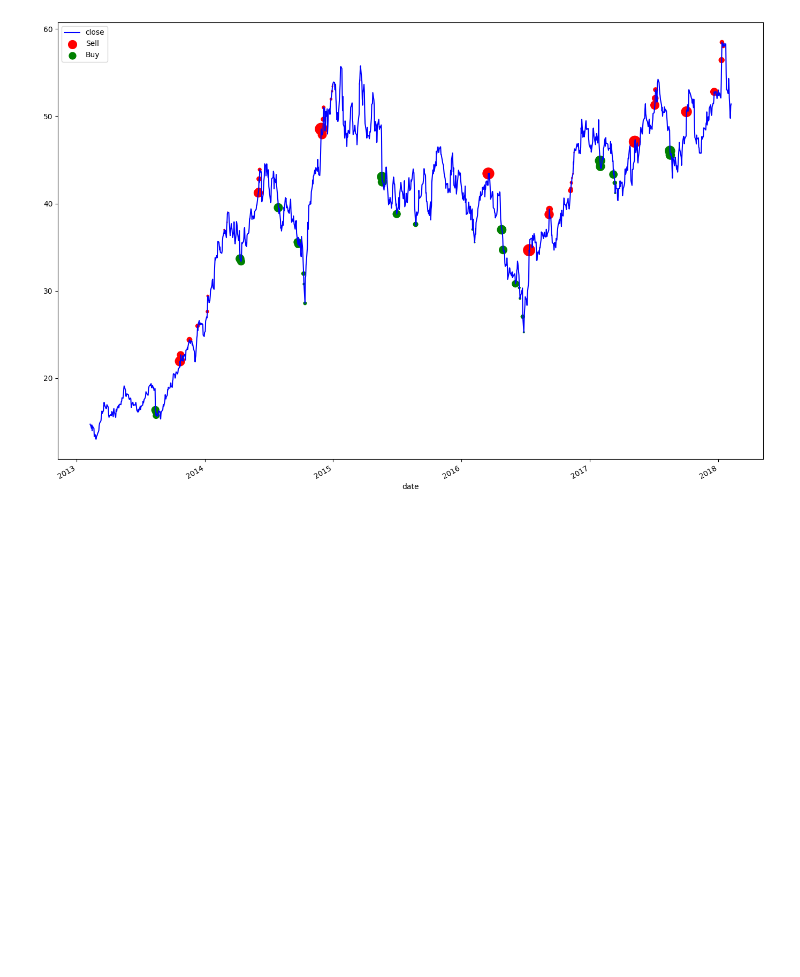
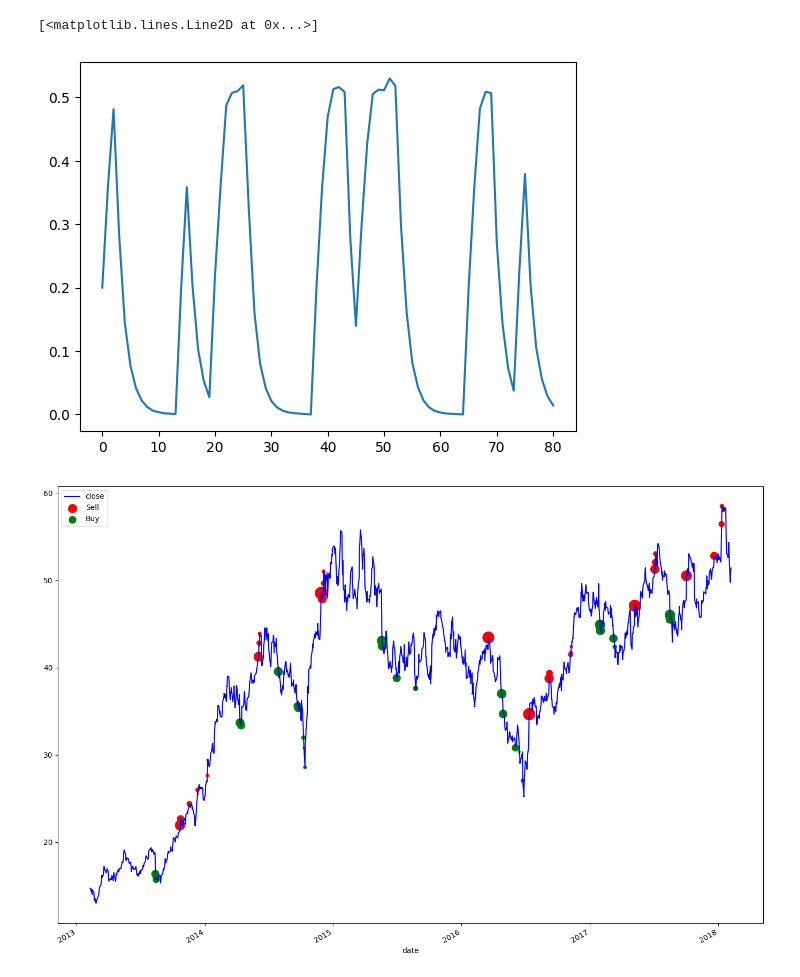
Before and after one commit to Ikromov247/AmpyFin_small, a Jupyter notebook: sandbox.ipynb, the cells around one changed output. Cells and saved outputs as stored; diff of their text form; code cells hidden in the pictures; blank space fills up the shorter version.

```diff
--- a/sandbox.ipynb
+++ b/sandbox.ipynb
@@ -232,0 +186,10 @@ for trade in all_trades_sorted:
+# %%
+# count successful trades where net worth increased
+successful_trades:int = 0
+total_trades_count:int = 0
+previous_net_worth:int = 50_000
+
+for trade in all_trades:
+    if trade['updated_net_worth'] > previous_net_worth:
+        successful_trades+=1
+    total_trades_count+=1
@@ -233,3 +214,26 @@ for trade in all_trades_sorted:
+# %%
+# this baseline purchased stocks with all of its cash.
+# the indicator, however, only used part of its cash. how much of its cash did it really use to buy stocks?
+portfolio_value_history = [trade['updated_total_portfolio_value'] for trade in all_trades]
+
+portfolio_ratio = [asset_value / total_net_worth for asset_value, total_net_worth in zip(portfolio_value_history, net_worth_history)]
+# %%
+plt.plot(range(len(portfolio_ratio)), portfolio_ratio)
+# the ratio of total net worth invested in stocks did not exceed 50%
+# thus a fairer baseline would only have 50% of initial cash.
+# besides, this stock had an upward trend
+# which nobody could predict
+# so buy-and-hold is risky
+# while the BBands indicator attempts to sells before prices fall
+# one limitation is that it also buys when prices fall
+# below the lower line, so it does not perform well
+# in market breakouts
+# https://www.investopedia.com/articles/trading/08/trading-breakouts.asp
+# it is probably possible to combine bbands with another indicator that
+# covers its weakness
+# %% [output]
+[<matplotlib.lines.Line2D at 0x...>]
+[figure, added]
 # %%
 
 
```
Also changed, not shown: parts of 8 cells of this notebook, 1 other file.
